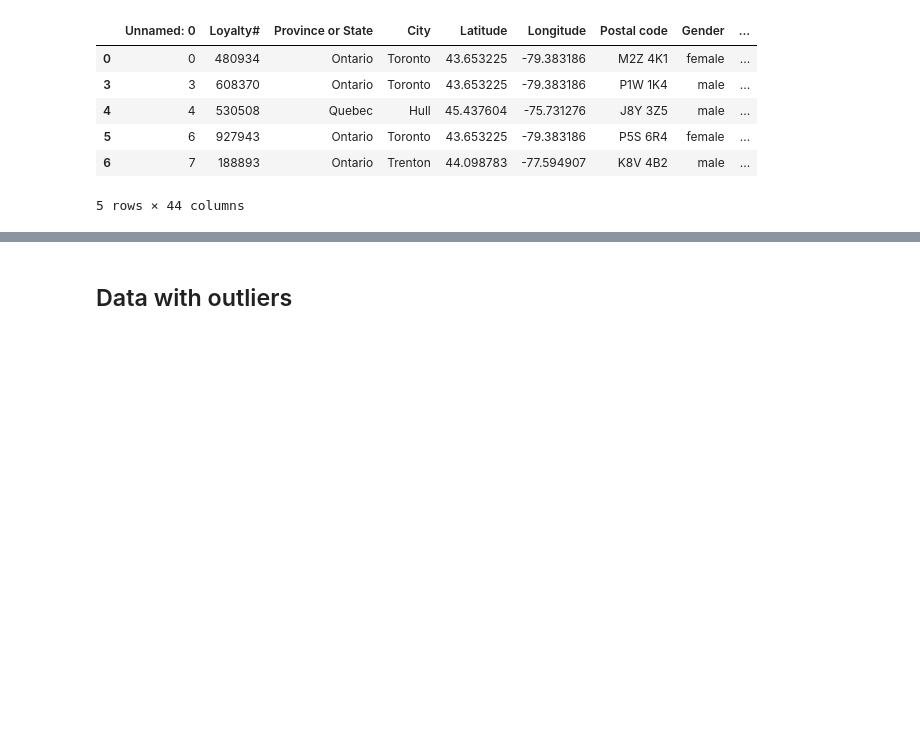
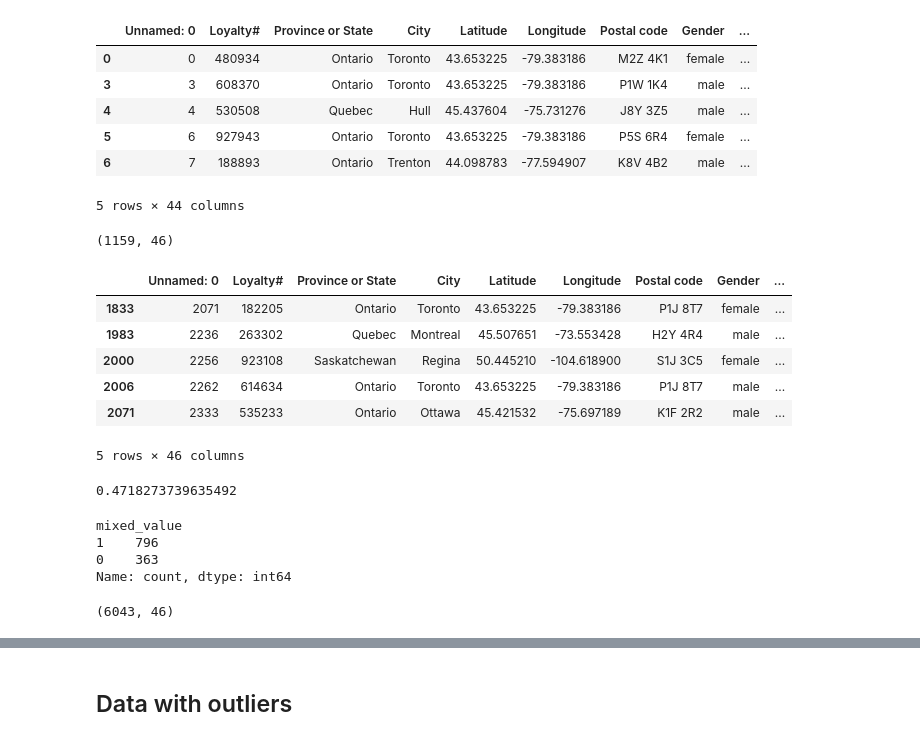
Before and after one commit to LiberoBiagi/DM_Nova_IMS_25-26, a Jupyter notebook: data_mining.ipynb, the cells around one changed output, grey strips where cells are left out. Cells and saved outputs as stored; diff of their text form; code cells hidden in the pictures; blank space fills up the shorter version.

Commit message:
starting analysis of fuzzy values

```diff
--- a/data_mining.ipynb
+++ b/data_mining.ipynb
@@ -2902,6 +2902,8 @@ df_scaled_active["mixed_value"] = np.where(
     1,
     0
 )
+# %%
+df_scaled_active["behavioural_cluster"] = df_scaled_active["behavioural_cluster"].replace(-1, 1)
 # %%
 df_scaled_active.head()
 # %% [output]
@@ -2912,3 +2914,36 @@ df_scaled_active.head()
 | 5 | 6 | 927943 | Ontario | Toronto | 43.653225 | -79.383186 | P5S 6R4 | female | ... |
 | 6 | 7 | 188893 | Ontario | Trenton | 44.098783 | -77.594907 | K8V 4B2 | male | ... |
 5 rows × 44 columns
+# %%
+df_scaled_active["fuzzy_behavioural"] = (df_scaled_active["behavioural_fuzzy_membership_1"] > 0.5).astype(int)
+df_scaled_active["fuzzy_value"] = (df_scaled_active["value_fuzzy_membership_1"] > 0.5).astype(int)
+# %%
+diff_value = df_scaled_active[
+    df_scaled_active["value_cluster"] != df_scaled_active["fuzzy_value"]
+]
+diff_value[["value_cluster", "value_fuzzy_membership_0","value_fuzzy_membership_1", "mixed_value", "fuzzy_value"]].head(20)
+# %%
+diff_value.shape
+# %% [output]
+(1159, 46)
+# %%
+diff_value.head()
+# %% [output]
+|  | Unnamed: 0 | Loyalty# | Province or State | City | Latitude | Longitude | Postal code | Gender | ... |
+| 1833 | 2071 | 182205 | Ontario | Toronto | 43.653225 | -79.383186 | P1J 8T7 | female | ... |
+| 1983 | 2236 | 263302 | Quebec | Montreal | 45.507651 | -73.553428 | H2Y 4R4 | male | ... |
+| 2000 | 2256 | 923108 | Saskatchewan | Regina | 50.445210 | -104.618900 | S1J 3C5 | female | ... |
+| 2006 | 2262 | 614634 | Ontario | Toronto | 43.653225 | -79.383186 | P1J 8T7 | male | ... |
+| 2071 | 2333 | 535233 | Ontario | Ottawa | 45.421532 | -75.697189 | K1F 2R2 | male | ... |
+5 rows × 46 columns
+# %%
+diff_value["behavioural_fuzzy_membership_0"].mean()
+# %% [output]
+0.4718273739635492
+# %%
+diff_value["mixed_value"].value_counts()
+# %% [output]
+mixed_value
+1    796
+0    363
+Name: count, dtype: int64
@@ -2914,0 +2954,4 @@ df_scaled_active.head()
+# %%
+diff_behav.shape
+# %% [output]
+(6043, 46)
```
Also changed, not shown: parts of 30 cells of this notebook, 1 other file.
